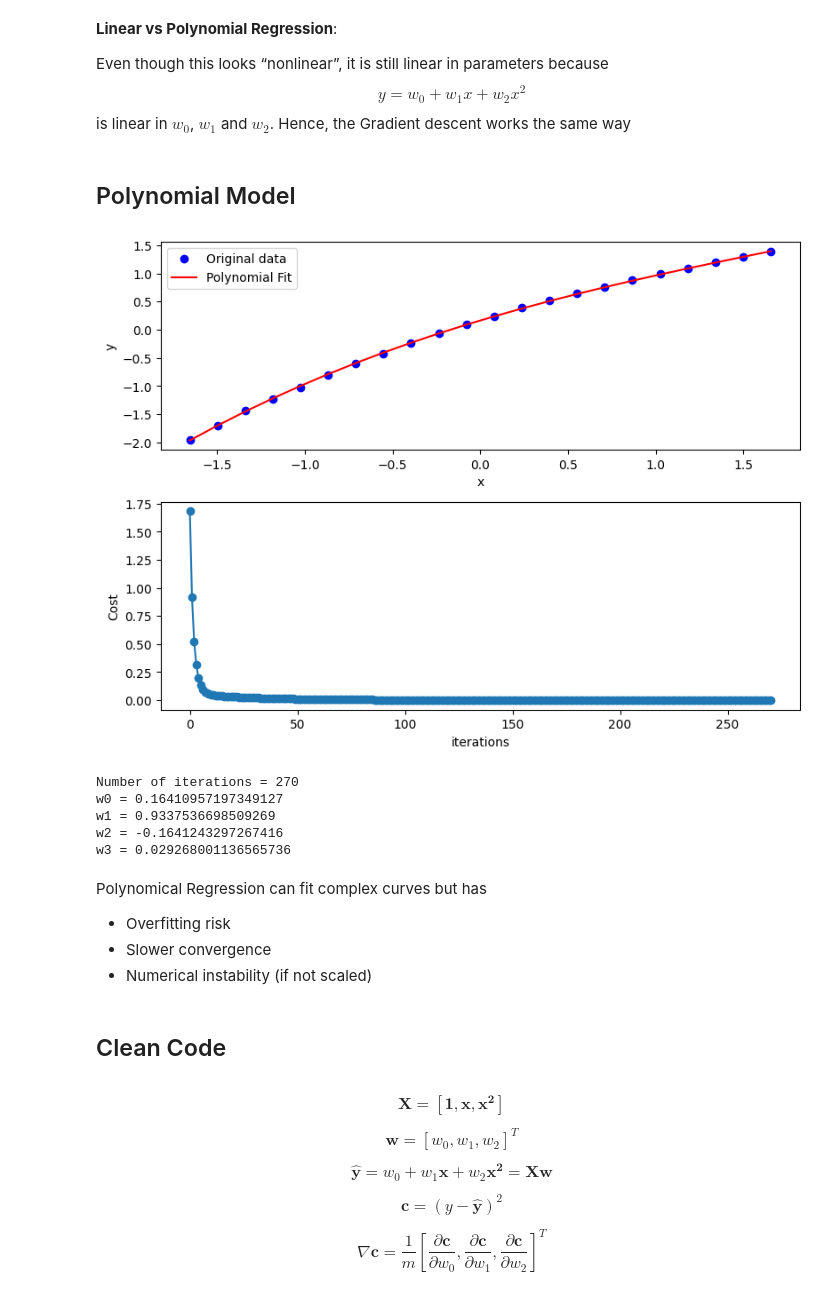
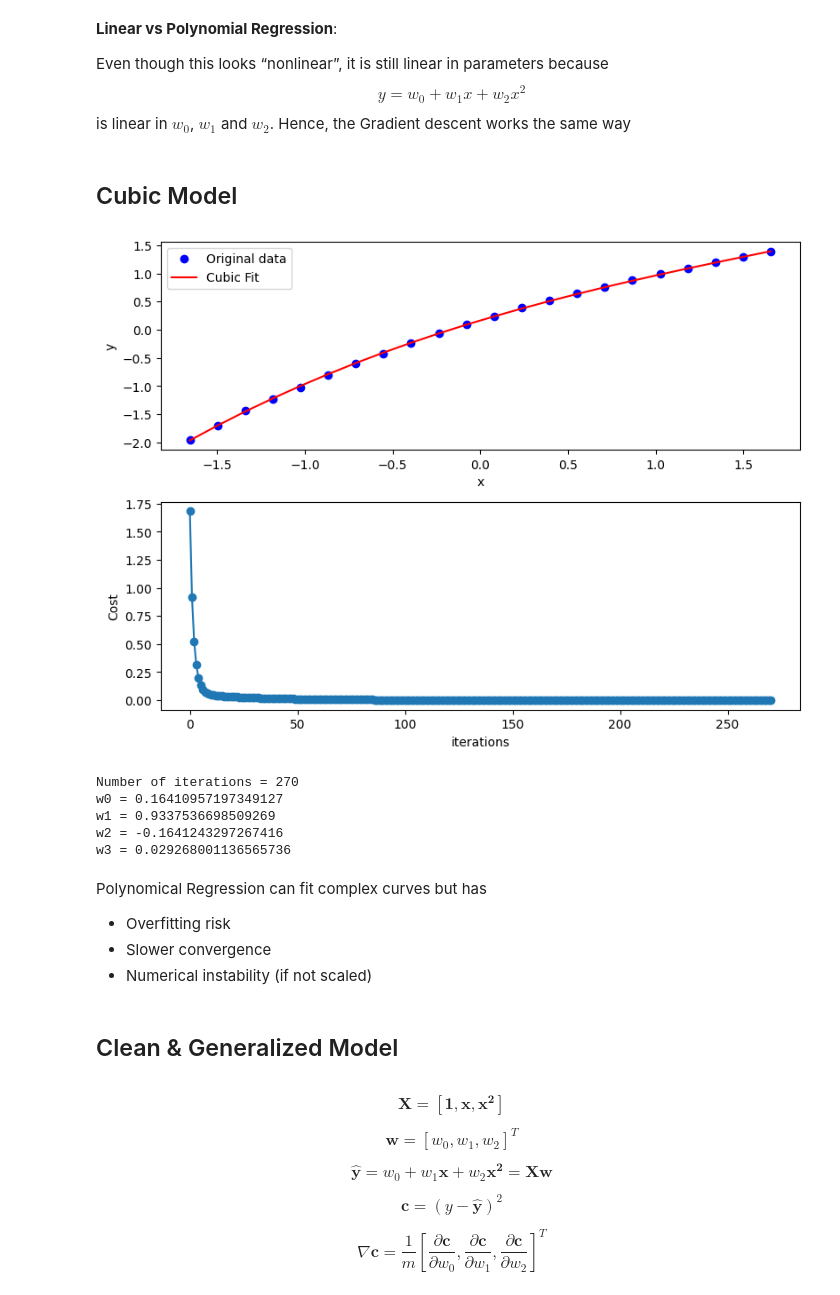
Before and after one commit to ravichandrakorivi/deep-learning, a Jupyter notebook: linear-regression/linear_regression_models.ipynb, the cells around one changed output. Cells and saved outputs as stored; diff of their text form; code cells hidden in the pictures.

```diff
--- a/linear-regression/linear_regression_models.ipynb
+++ b/linear-regression/linear_regression_models.ipynb
@@ -392,7 +392,7 @@ Even though this looks “nonlinear”, it is still linear in parameters because
 $$ y = w_0 + w_1 x + w_2 x^2 $$
 is linear in $w_0$, $w_1$ and $w_2$. Hence, the Gradient descent works the same way
 # %% [markdown]
-## Polynomial Model
+## Cubic Model
 # %%
 # learning rate
 eta = 0.1
@@ -438,35 +438,35 @@ while error > eps:
     cost = (0.5 / m)*np.sum((y - w0 - w1*x - w2*x*x - w3*x*x*x)**2)
     C.append(cost)
 
     error = abs(C[-1] - C[-2])
 
 yhat = w0 + w1*x + w2*x*x + w3*x*x*x
 
 # Create a new plotting canvas/figure with 8 inches width and 6 inches height
 plt.figure(figsize=(8, 6))
 
 plt.subplot(211)
 plt.plot(x, y, 'bo', label="Original data")
-plt.plot(x, yhat, 'r-', label="Polynomial Fit")
+plt.plot(x, yhat, 'r-', label="Cubic Fit")
 plt.xlabel("x")
 plt.ylabel("y")
 plt.legend()
 
 plt.subplot(212)
 plt.plot(range(len(C)), C, '-o')
 plt.xlabel("iterations")
 plt.ylabel("Cost")
 
 plt.tight_layout()
 plt.show()
 
 print(f"Number of iterations = {iter}")
 print(f"w0 = {w0}")
 print(f"w1 = {w1}")
 print(f"w2 = {w2}")
 print(f"w3 = {w3}")
 # %% [output]
-[figure, old version]
+[figure, new version]
 Number of iterations = 270
 w0 = 0.16410957197349127
 w1 = 0.9337536698509269
@@ -478,7 +478,7 @@ Polynomical Regression can fit complex curves but has
 - Slower convergence
 - Numerical instability (if not scaled)
 # %% [markdown]
-## Clean Code
+## Clean & Generalized Model
 # %% [markdown]
 $$ \mathbf{X} = \left[\mathbf{1}, \mathbf{x}, \mathbf{x^2}\right] $$
 
```
Also changed, not shown: parts of 4 cells of this notebook.
